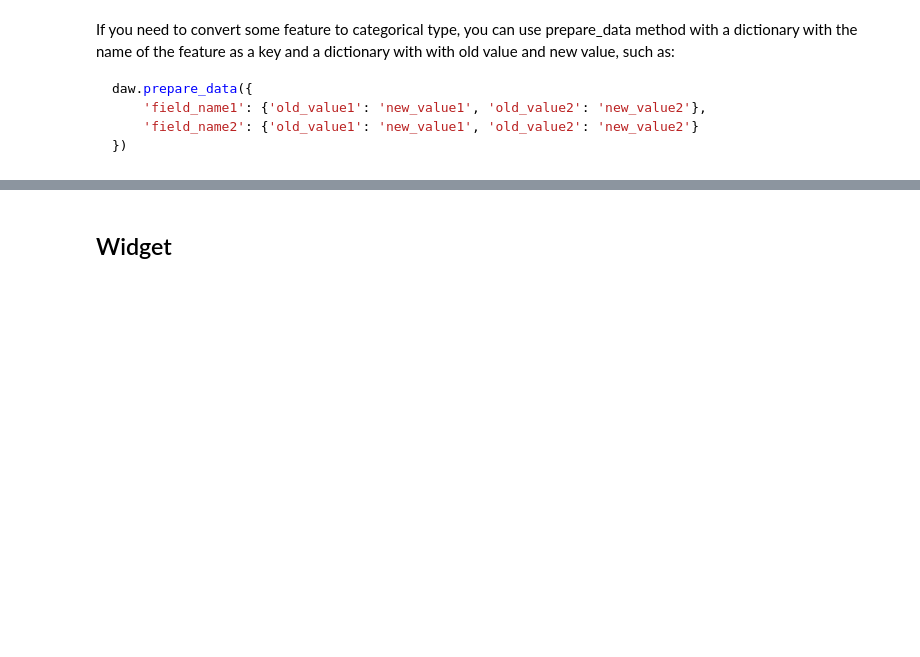
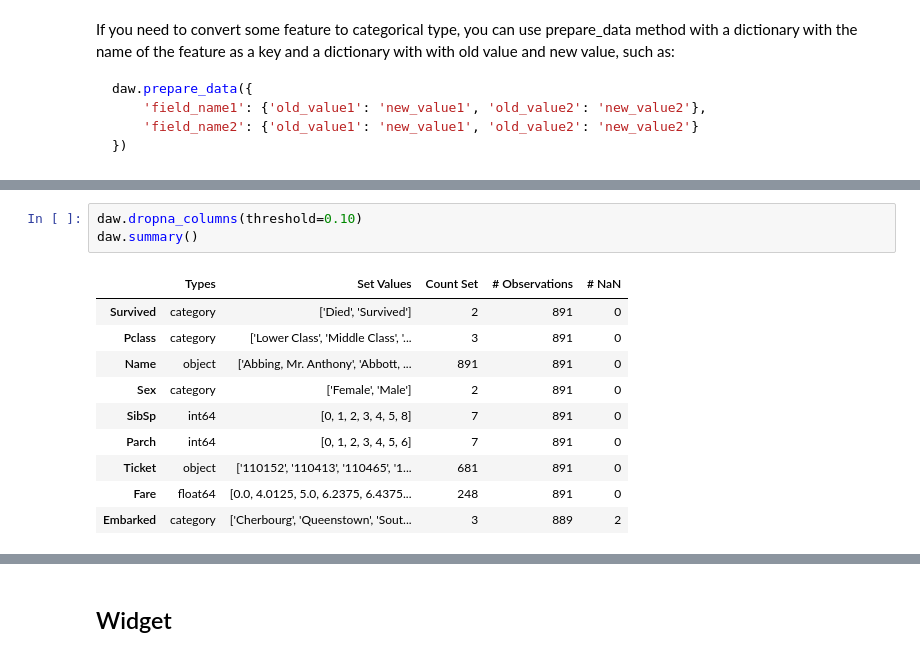
Before and after one commit to osl-pocs/skdata, a Jupyter notebook: notebooks/Introduction.ipynb, the cells around one changed output, grey strips where cells are left out. Drawn from its saved outputs; the diff is of its cells as text; blank space fills up the shorter version.

```diff
--- a/notebooks/Introduction.ipynb
+++ b/notebooks/Introduction.ipynb
@@ -94,0 +164,14 @@ daw.summary()
+# %%
+daw.dropna_columns(threshold=0.10)
+daw.summary()
+# %% [output]
+|  | Types | Set Values | Count Set | # Observations | # NaN |
+| Survived | category | ['Died', 'Survived'] | 2 | 891 | 0 |
+| Pclass | category | ['Lower Class', 'Middle Class', '... | 3 | 891 | 0 |
+| Name | object | ['Abbing, Mr. Anthony', 'Abbott, ... | 891 | 891 | 0 |
+| Sex | category | ['Female', 'Male'] | 2 | 891 | 0 |
+| SibSp | int64 | [0, 1, 2, 3, 4, 5, 8] | 7 | 891 | 0 |
+| Parch | int64 | [0, 1, 2, 3, 4, 5, 6] | 7 | 891 | 0 |
+| Ticket | object | ['110152', '110413', '110465', '1... | 681 | 891 | 0 |
+| Fare | float64 | [0.0, 4.0125, 5.0, 6.2375, 6.4375... | 248 | 891 | 0 |
+| Embarked | category | ['Cherbourg', 'Queenstown', 'Sout... | 3 | 889 | 2 |
```
Also changed, not shown: parts of 25 cells of this notebook, 25 other files.
